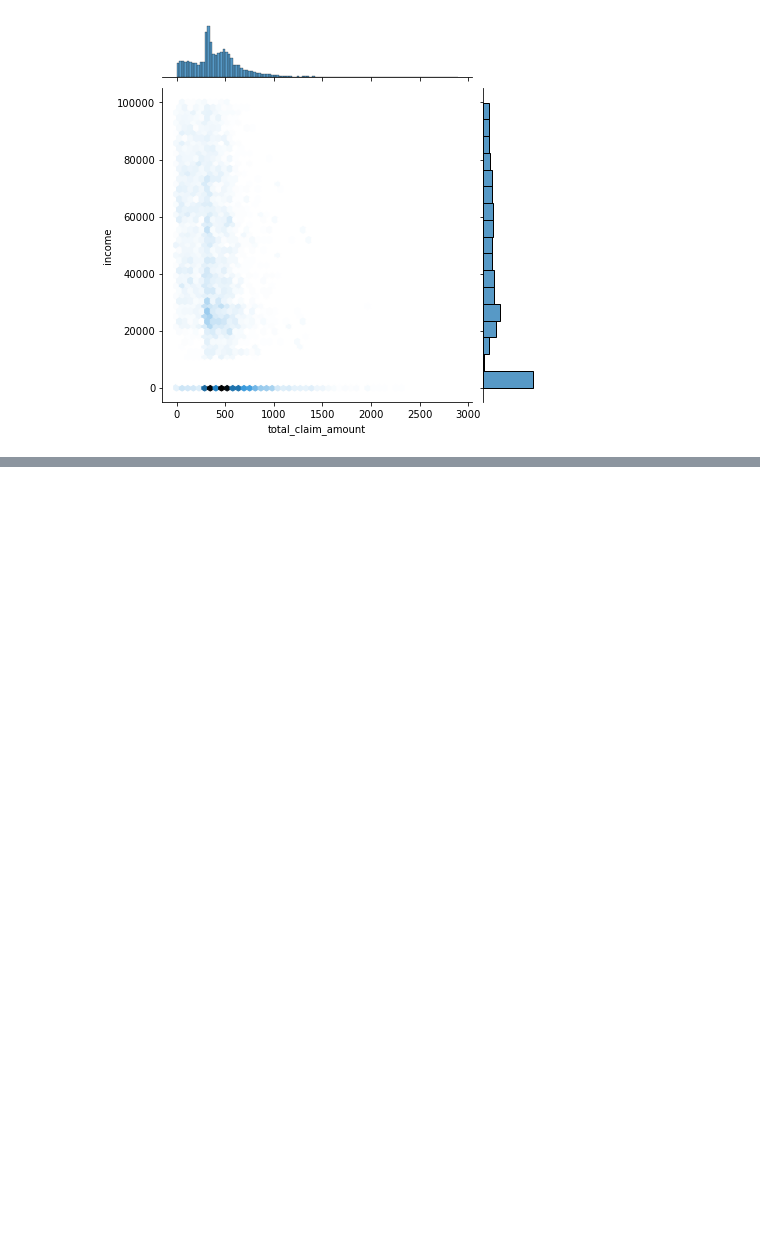
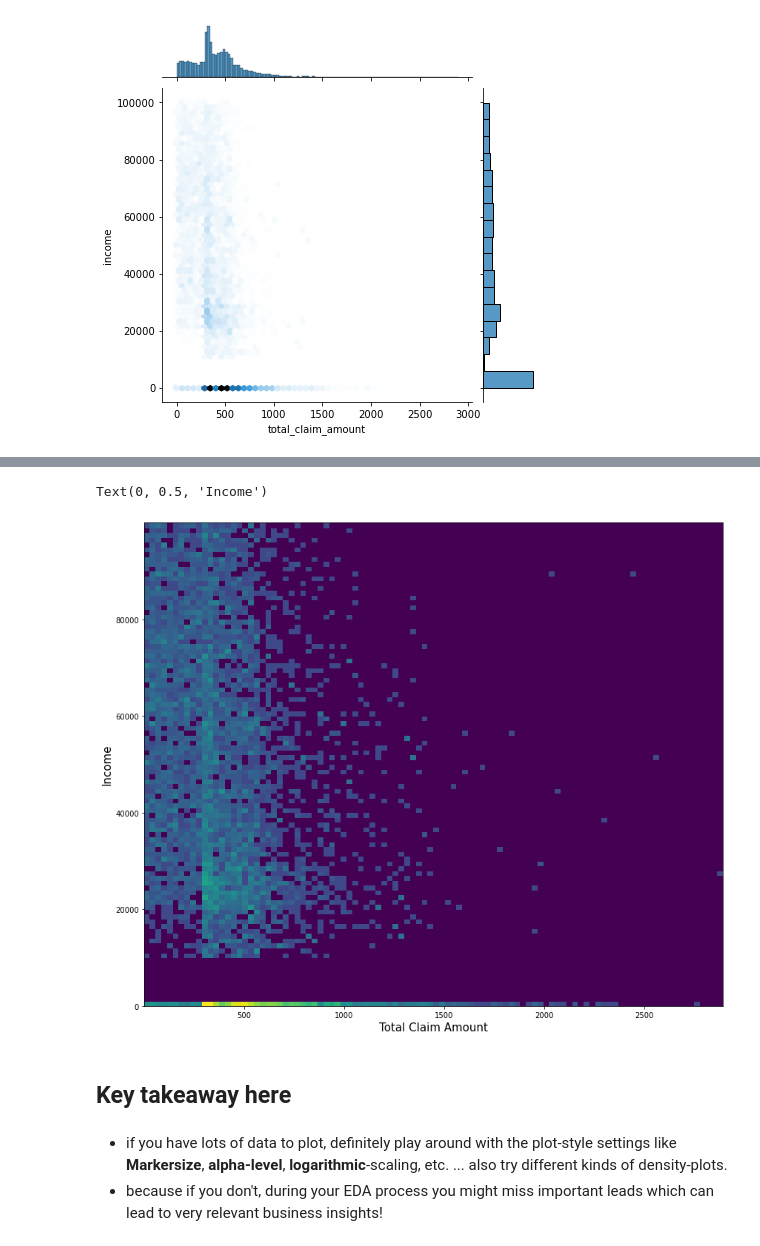
Before and after one commit to student-IH-labs-and-stuff/BER-DAFT-MAR21, a Jupyter notebook: Solutions/unit1/day4/customer_analysis_round_3_solution.ipynb, the cells around one changed output, grey strips where cells are left out. Drawn from its saved outputs; the diff is of its cells as text; code cells hidden in the pictures; blank space fills up the shorter version.

```diff
--- a/Solutions/unit1/day4/customer_analysis_round_3_solution.ipynb
+++ b/Solutions/unit1/day4/customer_analysis_round_3_solution.ipynb
@@ -374,0 +398,19 @@ sns.jointplot(data=data,
+# %%
+fig, ax = plt.subplots(figsize=(14,12))
+
+ax = plt.hist2d(data['total_claim_amount'],
+           data['income'],
+           bins=(100,100),
+           norm=mcolors.PowerNorm(0.3),  # set the power exponent to 0.3
+
+          );
+plt.xlabel('Total Claim Amount', size=15)
+plt.ylabel('Income', size=15)
+# %% [output]
+Text(0, 0.5, 'Income')
+[figure, added]
+# %% [markdown]
+## Key takeaway here
+# %% [markdown]
+* if you have lots of data to plot, definitely play around with the plot-style settings like **Markersize**, **alpha-level**, **logarithmic**-scaling, etc. ...  also try different kinds of density-plots.
+* because if you don't, during your EDA process you might miss important leads which can lead to very relevant business insights!
```
Also changed, not shown: parts of 4 cells of this notebook.
